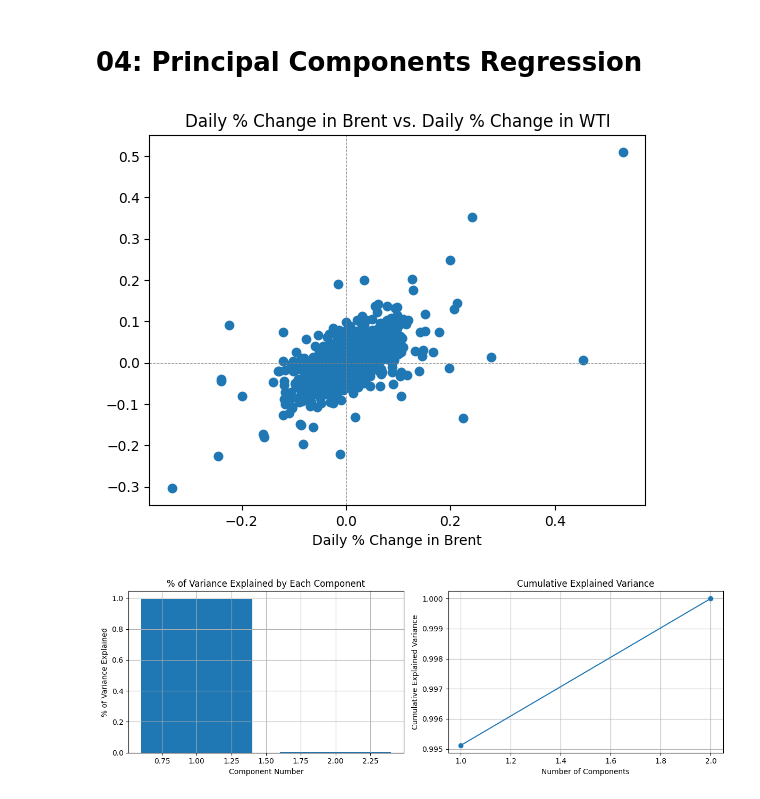
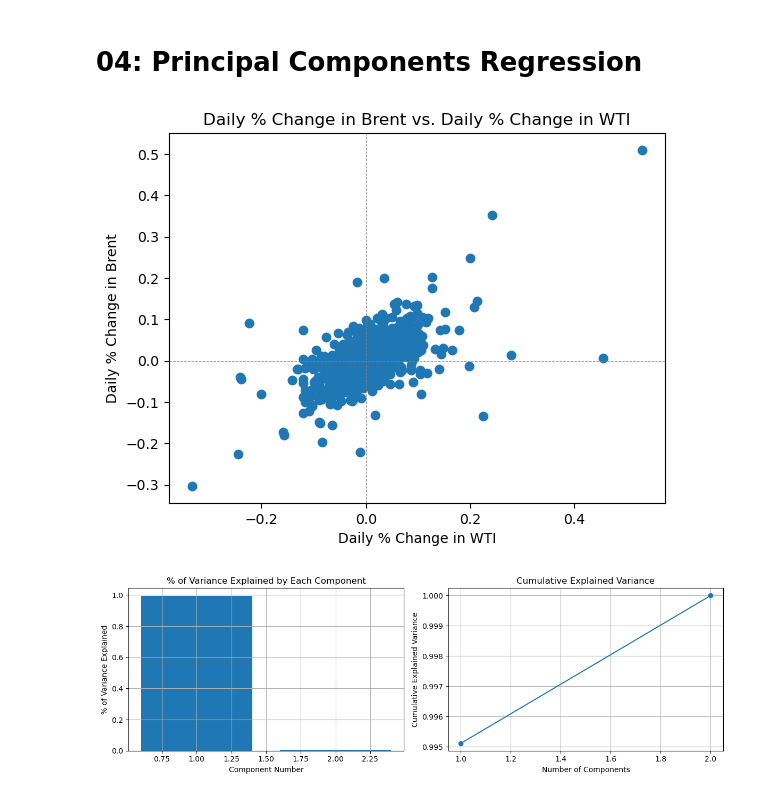
Before and after one commit to tmoolji/IMLFinalProj, a Jupyter notebook: final_proj.ipynb, the cells around one changed output. Saved outputs shown, nothing was run; the diff lists cells and outputs as text; code cells hidden in the pictures.

```diff
--- a/final_proj.ipynb
+++ b/final_proj.ipynb
@@ -402,16 +400,16 @@ ax[1].axvline(0, color='grey', linewidth=0.5, linestyle='--')
 # %%
 oil_data = oil_data[oil_data["Brent_Daily_Change"] > -1]
 oil_data = oil_data[oil_data["WTI_Daily_Change"] > -1]
 
 plt.scatter(oil_data["WTI_Daily_Change"], oil_data["Brent_Daily_Change"])
 plt.title("Daily % Change in Brent vs. Daily % Change in WTI")
 plt.xlabel("Daily % Change in WTI")
-plt.xlabel("Daily % Change in Brent")
+plt.ylabel("Daily % Change in Brent")
 plt.axhline(0, color='grey', linewidth=0.5, linestyle='--')
 plt.axvline(0, color='grey', linewidth=0.5, linestyle='--')
 plt.show()
 # %% [output]
-[figure, old version]
+[figure, new version]
 # %%
 data = oil_data[["WTI", "Brent"]]
 
```
Also changed, not shown: parts of 9 cells of this notebook.
